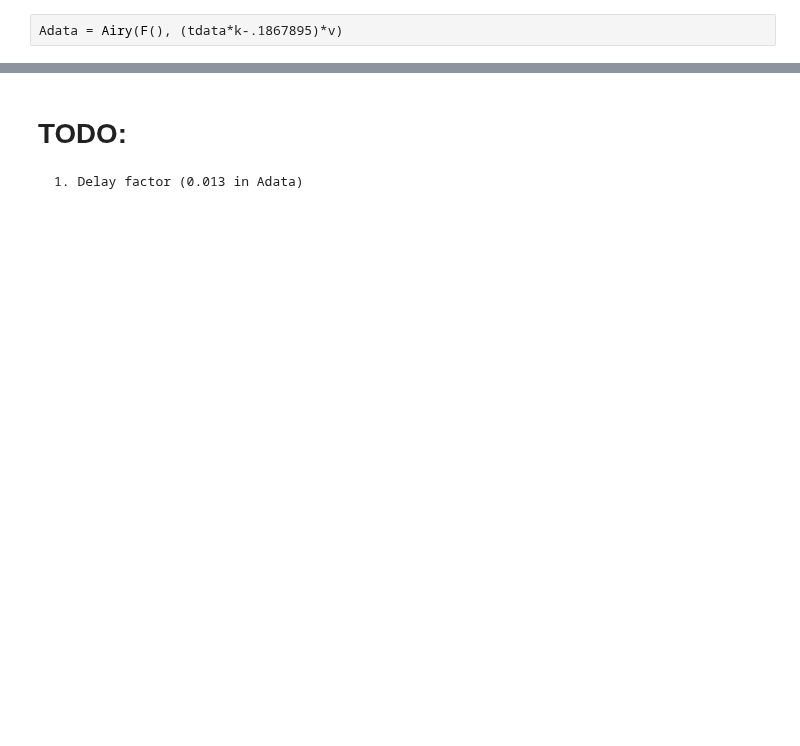
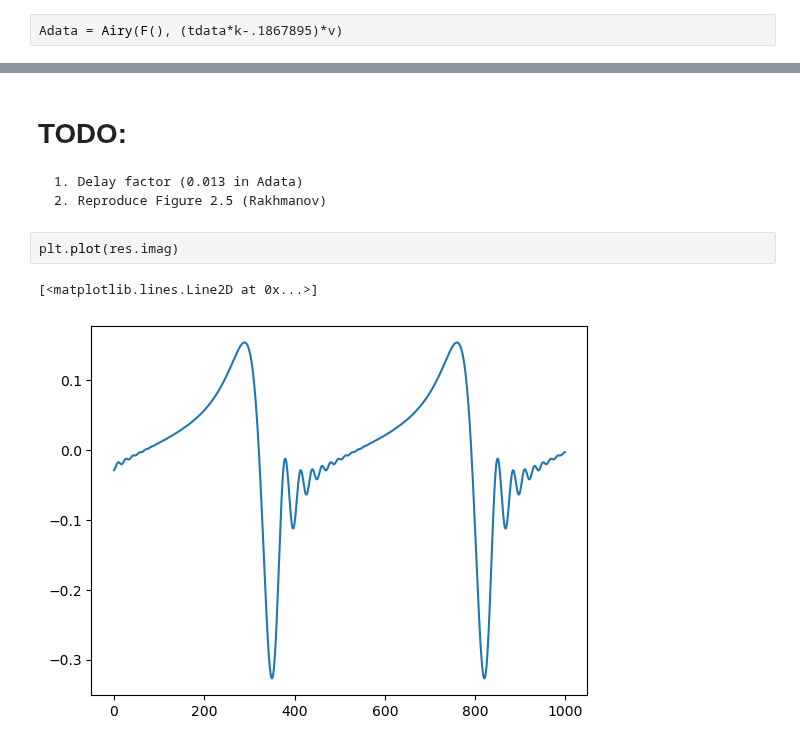
Before and after one commit to matib12/oreonspy, a Jupyter notebook: nb/FP cavity dynamics.ipynb, the cells around one changed output, grey strips where cells are left out. Drawn from its saved outputs; the diff is of its cells as text; blank space fills up the shorter version.

```diff
--- a/nb/FP cavity dynamics.ipynb
+++ b/nb/FP cavity dynamics.ipynb
@@ -248,3 +265,9 @@ plt.legend()
 # %% [markdown]
 # TODO:
     1. Delay factor (0.013 in Adata)
+    2. Reproduce Figure 2.5 (Rakhmanov)
+# %%
+plt.plot(res.imag)
+# %% [output]
+[<matplotlib.lines.Line2D at 0x...>]
+[figure, added]
```
Also changed, not shown: parts of 10 cells of this notebook.
